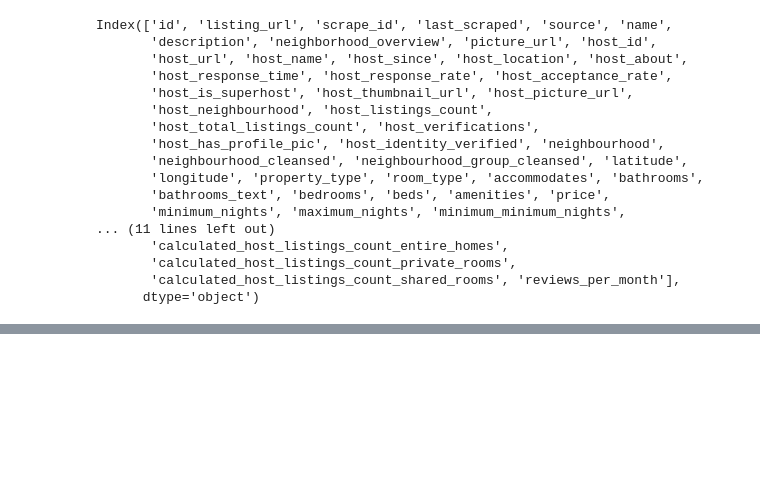
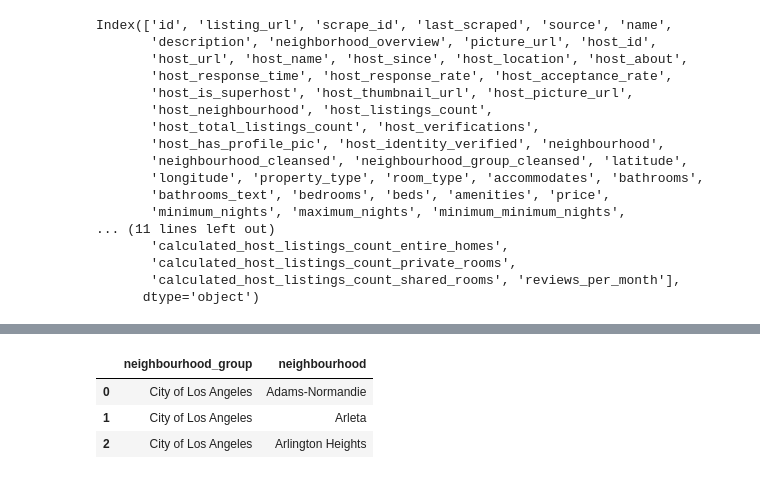
Before and after one commit to zinakhazaee/Visualization, a Jupyter notebook: airbnb.ipynb, the cells around one changed output, grey strips where cells are left out. Saved outputs shown, nothing was run; the diff lists cells and outputs as text; code cells hidden in the pictures; blank space fills up the shorter version.

```diff
--- a/airbnb.ipynb
+++ b/airbnb.ipynb
@@ -67,0 +133,2 @@ memory usage: 7.4+ MB
+# %%
+df3 = pd.read_csv('/content/drive/MyDrive/New dataset/medium/loa/neighbourhoods.csv')
@@ -67,0 +151,7 @@ memory usage: 7.4+ MB
+# %%
+df3.head(3)
+# %% [output]
+|  | neighbourhood_group | neighbourhood |
+| 0 | City of Los Angeles | Adams-Normandie |
+| 1 | City of Los Angeles | Arleta |
+| 2 | City of Los Angeles | Arlington Heights |
```
Also changed, not shown: parts of 13 cells of this notebook.
